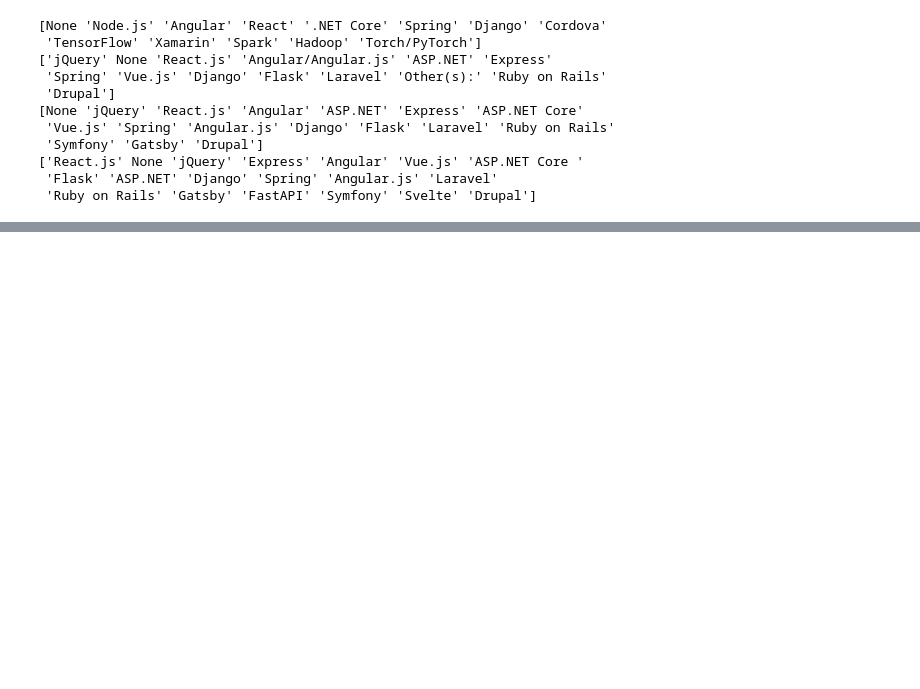
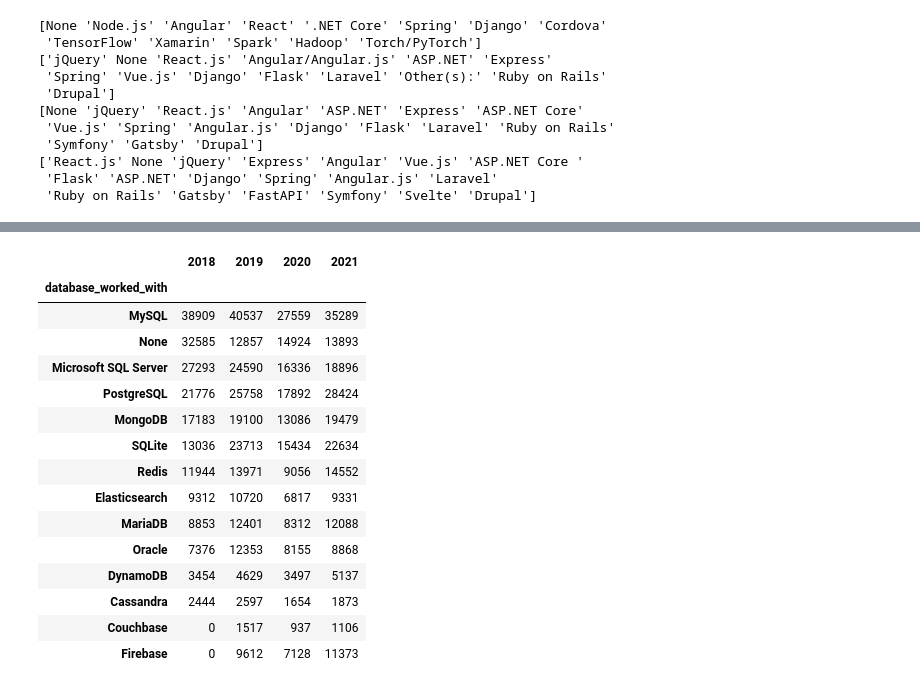
Before and after one commit to Zibusiso-Mangoye/sof_sa, a Jupyter notebook: notebooks/exploration.ipynb, the cells around one changed output, grey strips where cells are left out. Cells and saved outputs as stored; diff of their text form; code cells hidden in the pictures; blank space fills up the shorter version.

```diff
--- a/notebooks/exploration.ipynb
+++ b/notebooks/exploration.ipynb
@@ -233,0 +283,5 @@ df18
+# %%
+j = display_index_values(df_list, 'platform_worked_with')
+
+for i in j:
+    print(i)
@@ -283,0 +332,5 @@ web_frameworks
+# %%
+j = display_index_values(df_list, 'language_worked_with')
+
+for i in j:
+    print(i)
@@ -283,0 +395,5 @@ web_frameworks
+# %%
+j = display_index_values(df_list, 'database_desire_next_year')
+
+for i in j:
+    print(i)
@@ -283,0 +415,43 @@ web_frameworks
+# %%
+# Databases
+df18 = count_unique_items_in_column(df2018, 'database_worked_with').rename(index={'SQL Server': 'Microsoft SQL Server', 'IBM Db2': 'IBM DB2', 'Amazon DynamoDB': 'DynamoDB'})
+for i in ['Cassandra', 'Couchbase', 'Firebase']:
+    if i not in df18.index.values:
+        df18.loc[i] = 0
+df19 = count_unique_items_in_column(df2019, 'database_worked_with')
+df20 = count_unique_items_in_column(df2020, 'database_worked_with')
+df21 = count_unique_items_in_column(df2021, 'database_worked_with')
+l = [df18, df19, df20, df21]
+
+databases = _merge(l)
+
+# future_Databases
+df18 = count_unique_items_in_column(df2018, 'database_desire_next_year').rename(index={'SQL Server': 'Microsoft SQL Server', 'IBM Db2': 'IBM DB2', 'Amazon DynamoDB': 'DynamoDB'})
+for i in ['Couchbase', 'Firebase']:
+    if i not in df18.index.values:
+        df18.loc[i] = 0
+df19 = count_unique_items_in_column(df2019, 'database_desire_next_year')
+df20 = count_unique_items_in_column(df2020, 'database_desire_next_year')
+df21 = count_unique_items_in_column(df2021, 'database_desire_next_year')
+l = [df18, df19, df20, df21]
+
+future_databases = _merge(l)
+# %%
+databases
+# %% [output]
+|  | 2018 | 2019 | 2020 | 2021 |
+| database_worked_with |  |  |  |  |
+| MySQL | 38909 | 40537 | 27559 | 35289 |
+| None | 32585 | 12857 | 14924 | 13893 |
+| Microsoft SQL Server | 27293 | 24590 | 16336 | 18896 |
+| PostgreSQL | 21776 | 25758 | 17892 | 28424 |
+| MongoDB | 17183 | 19100 | 13086 | 19479 |
+| SQLite | 13036 | 23713 | 15434 | 22634 |
+| Redis | 11944 | 13971 | 9056 | 14552 |
+| Elasticsearch | 9312 | 10720 | 6817 | 9331 |
+| MariaDB | 8853 | 12401 | 8312 | 12088 |
+| Oracle | 7376 | 12353 | 8155 | 8868 |
+| DynamoDB | 3454 | 4629 | 3497 | 5137 |
+| Cassandra | 2444 | 2597 | 1654 | 1873 |
+| Couchbase | 0 | 1517 | 937 | 1106 |
+| Firebase | 0 | 9612 | 7128 | 11373 |
```
Also changed, not shown: parts of 23 cells of this notebook, 4 other files.
